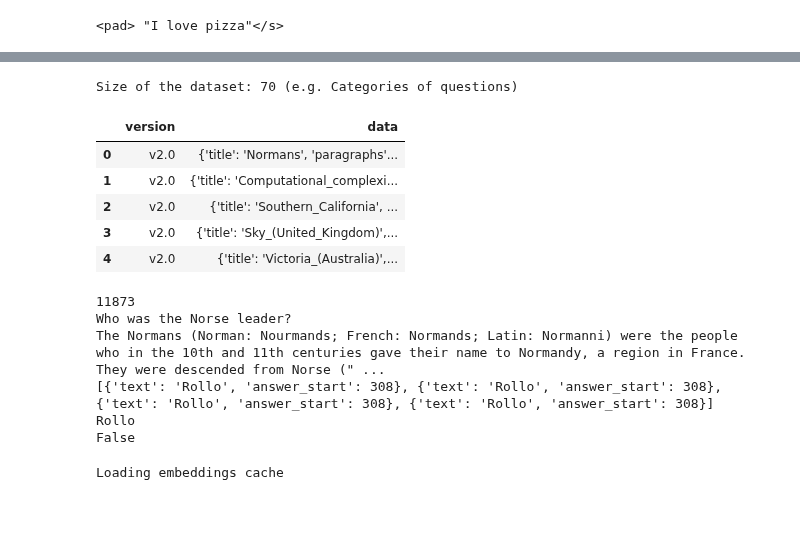
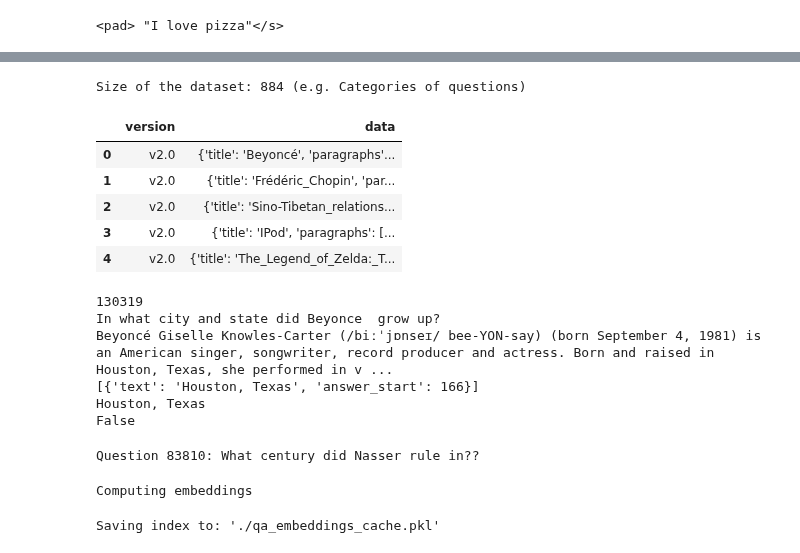
Before and after one commit to patrikrac/NLP_SQuAD2.0, a Jupyter notebook: few_shot_learning.ipynb, the cells around one changed output, grey strips where cells are left out. Saved outputs shown, nothing was run; the diff lists cells and outputs as text; code cells hidden in the pictures; blank space fills up the shorter version.

Commit message:
dev dataset to train dataset

```diff
--- a/few_shot_learning.ipynb
+++ b/few_shot_learning.ipynb
@@ -65,16 +70,16 @@ dev-v2.0.json.2     100%[===================>]   4.17M  --.-KB/s    in 0.05s
 # %%
 import pandas
-dataframe = pandas.read_json("./dev-v2.0.json")
+dataframe = pandas.read_json("./train-v2.0.json")
 print(f"Size of the dataset: {dataframe.size} (e.g. Categories of questions)")
 dataframe.head()
 # %% [output]
-Size of the dataset: 70 (e.g. Categories of questions)
+Size of the dataset: 884 (e.g. Categories of questions)
 |  | version | data |
-| 0 | v2.0 | {'title': 'Normans', 'paragraphs'... |
-| 1 | v2.0 | {'title': 'Computational_complexi... |
-| 2 | v2.0 | {'title': 'Southern_California', ... |
-| 3 | v2.0 | {'title': 'Sky_(United_Kingdom)',... |
-| 4 | v2.0 | {'title': 'Victoria_(Australia)',... |
+| 0 | v2.0 | {'title': 'Beyoncé', 'paragraphs'... |
+| 1 | v2.0 | {'title': 'Frédéric_Chopin', 'par... |
+| 2 | v2.0 | {'title': 'Sino-Tibetan_relations... |
+| 3 | v2.0 | {'title': 'IPod', 'paragraphs': [... |
+| 4 | v2.0 | {'title': 'The_Legend_of_Zelda:_T... |
 # %%
 # We will now create a list with pairs (Title, Question, Paragraph, Answers)
 data_list = list()
@@ -99,11 +104,11 @@ print(data_list[i][3])
 print((data_list[i][3][0]['text']))
 print(data_list[i][1]["is_impossible"])
 # %% [output]
-11873
-Who was the Norse leader?
-The Normans (Norman: Nourmands; French: Normands; Latin: Normanni) were the people who in the 10th and 11th centuries gave their name to Normandy, a region in France. They were descended from Norse (" ...
-[{'text': 'Rollo', 'answer_start': 308}, {'text': 'Rollo', 'answer_start': 308}, {'text': 'Rollo', 'answer_start': 308}, {'text': 'Rollo', 'answer_start': 308}]
-Rollo
+130319
+In what city and state did Beyonce  grow up?
+Beyoncé Giselle Knowles-Carter (/biːˈjɒnseɪ/ bee-YON-say) (born September 4, 1981) is an American singer, songwriter, record producer and actress. Born and raised in Houston, Texas, she performed in v ...
+[{'text': 'Houston, Texas', 'answer_start': 166}]
+Houston, Texas
 False
 # %%
 import random
@@ -115,6 +120,8 @@ idx = random.choice(range(len(questions)))
 question = questions[idx]
 
 print(f'Question {idx}: {question}?')
+# %% [output]
+Question 83810: What century did Nasser rule in??
 # %%
 from sentence_transformers import SentenceTransformer, CrossEncoder
 
@@ -141,7 +148,8 @@ else:
     with open(embeddings_cache_path, 'wb') as f:
         pickle.dump(corpus_embeddings, f)
 # %% [output]
-Loading embeddings cache
+Computing embeddings
+Saving index to: './qa_embeddings_cache.pkl'
 # %%
 import os
 import hnswlib
```
Also changed, not shown: parts of 8 cells of this notebook.
